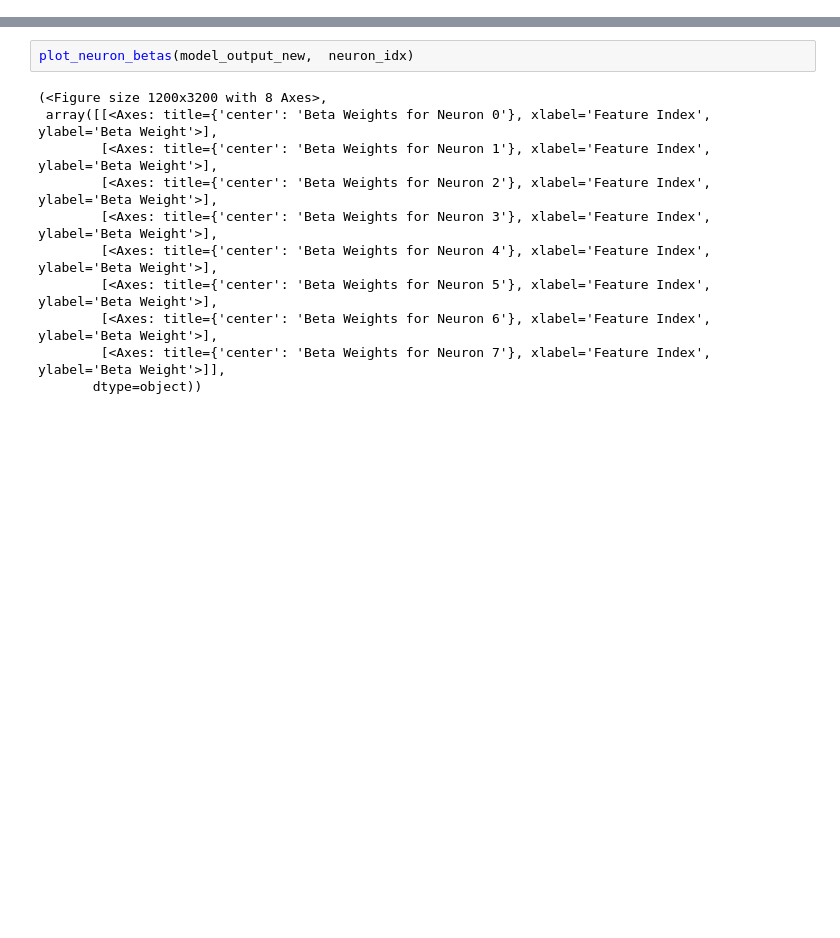
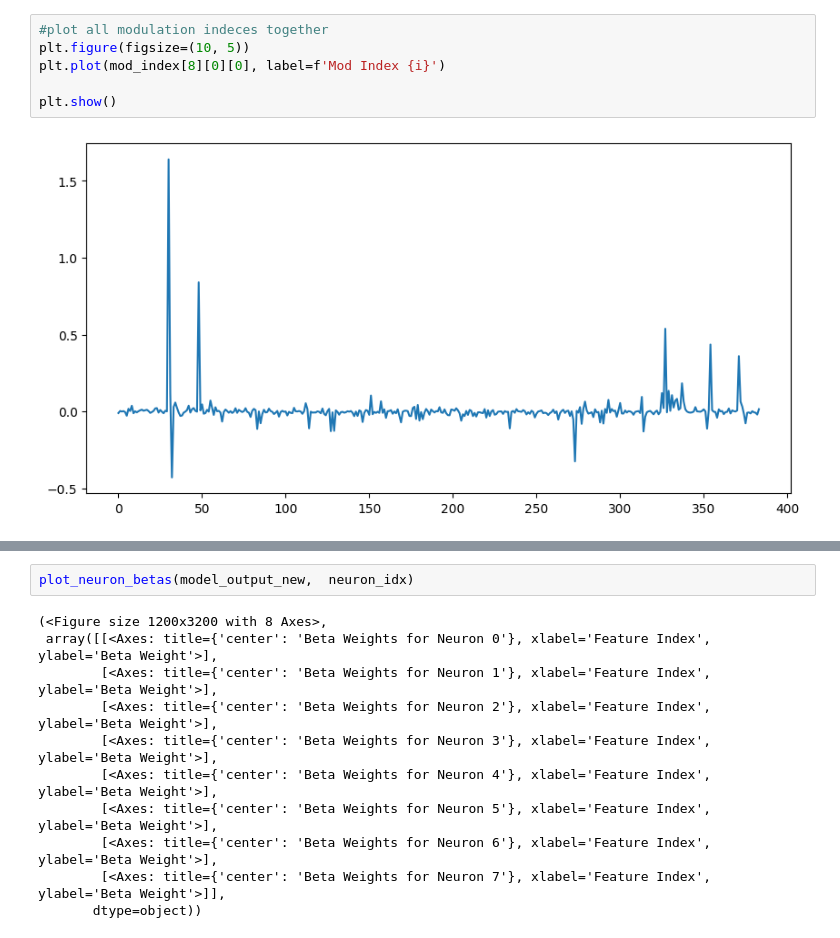
Before and after one commit to constanzabassi/GLM-analysis, a Jupyter notebook: notebooks/quick_glm_model_comparison.ipynb, the cells around one changed output, grey strips where cells are left out. Cells and saved outputs as stored; diff of their text form; blank space fills up the shorter version.

```diff
--- a/notebooks/quick_glm_model_comparison.ipynb
+++ b/notebooks/quick_glm_model_comparison.ipynb
@@ -181,0 +310,8 @@ plt.show()
+# %%
+#plot all modulation indeces together
+plt.figure(figsize=(10, 5))
+plt.plot(mod_index[8][0][0], label=f'Mod Index {i}')
+
+plt.show()
+# %% [output]
+[figure, added]
```
Also changed, not shown: parts of 11 cells of this notebook, 3 other files.
